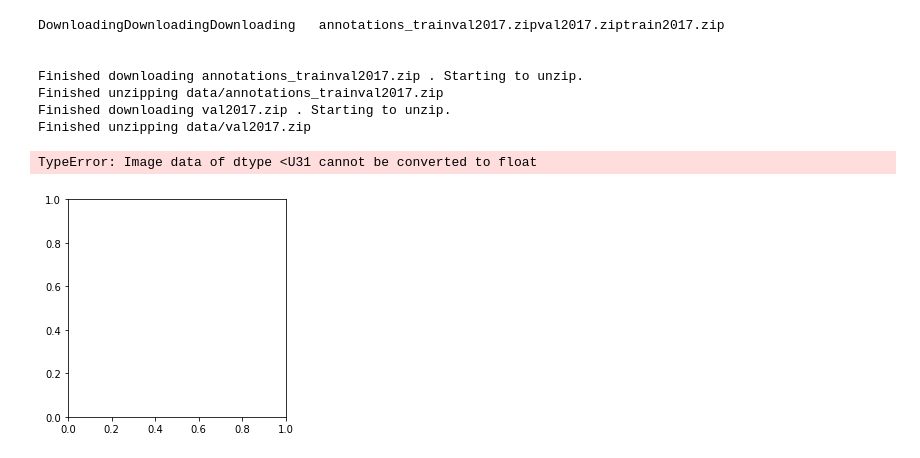
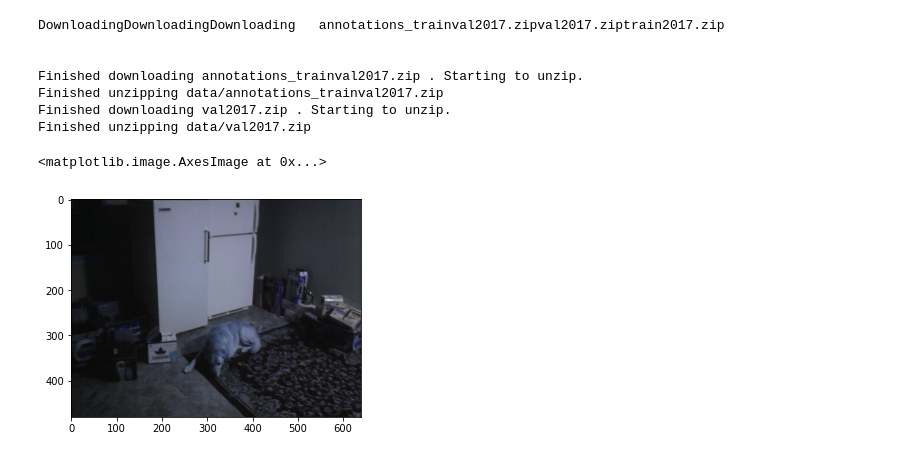
Before and after one commit to rcijov/deep_learning_human_pose, a Jupyter notebook: Milestone1.ipynb, the cells around one changed output. Drawn from its saved outputs; the diff is of its cells as text; code cells hidden in the pictures.

Commit message:
Added the plt.imshow for the coco dataset

```diff
--- a/Milestone1.ipynb
+++ b/Milestone1.ipynb
@@ -99,7 +99,7 @@ for f in train_files[:100]:
 for f in valid_files[:100]:
     X_test.append(cv2.imread(f))
 # %%
-plt.imshow()
+plt.imshow(X_train[0])
 # %% [output]
-TypeError: Image data of dtype <U31 cannot be converted to float
+<matplotlib.image.AxesImage at 0x...>
-[figure, old version]
+[figure, new version]
```
